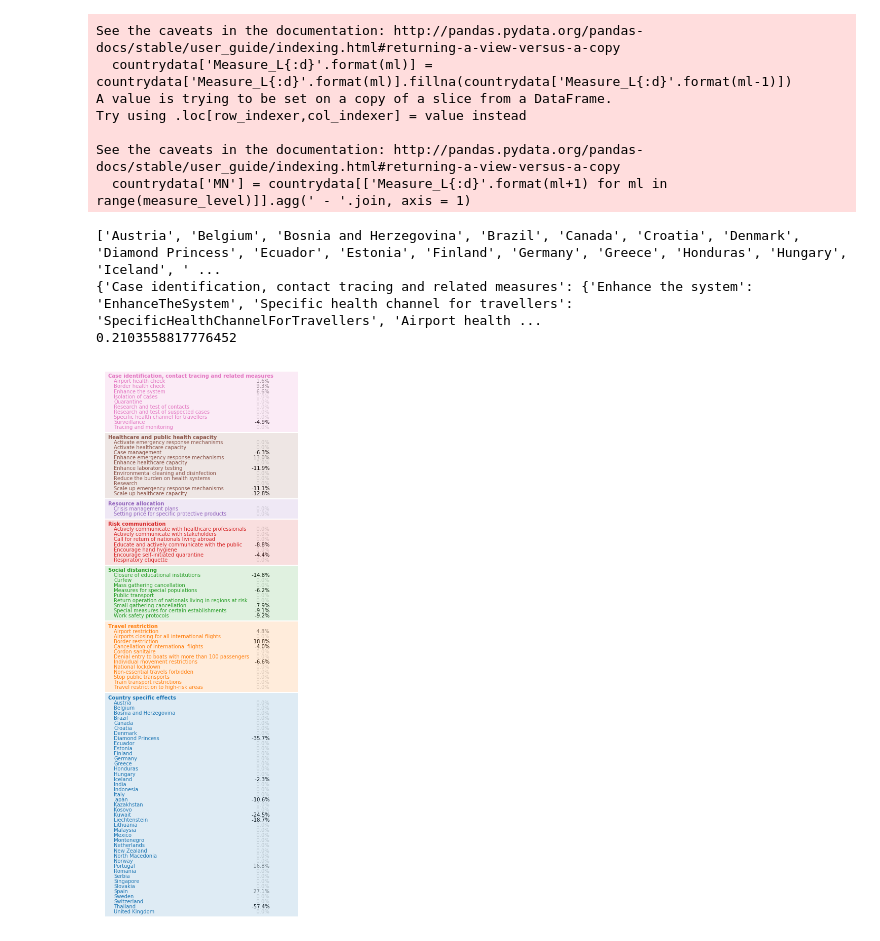
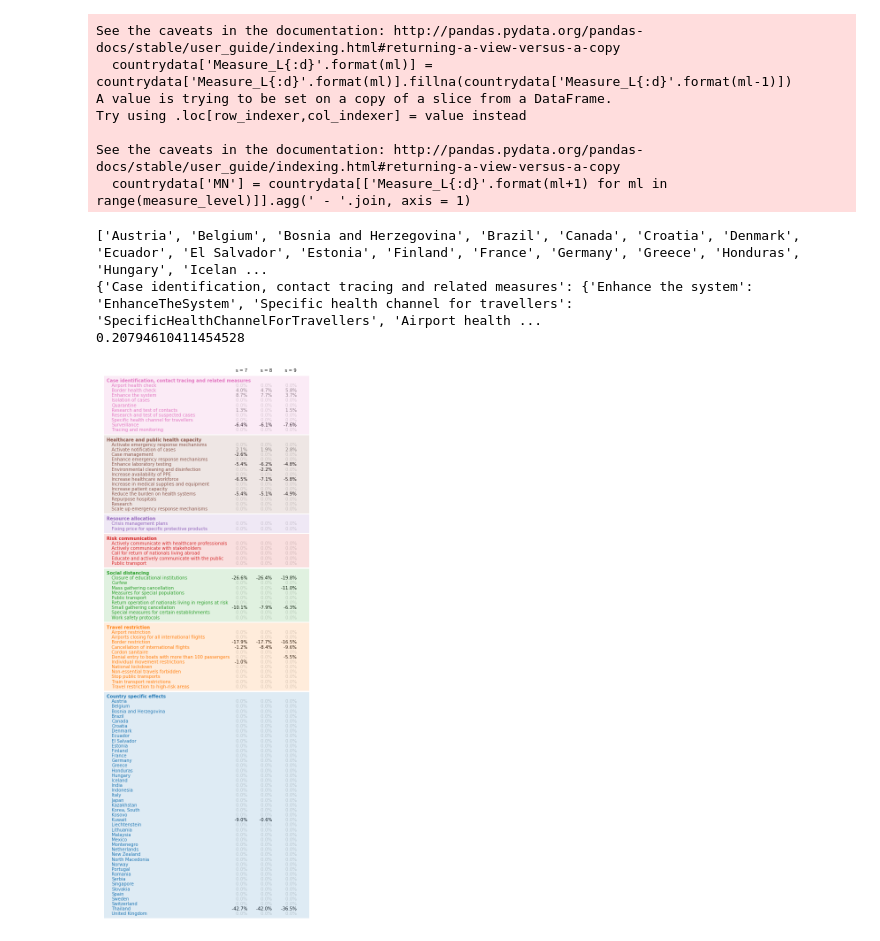
Before and after one commit to lukasgeyrhofer/corona, a Jupyter notebook: regression measures.ipynb, the cells around one changed output. Cells and saved outputs as stored; diff of their text form; code cells hidden in the pictures.

Commit message:
cleaned up code, country-wise cross-validation

```diff
--- a/regression measures.ipynb
+++ b/regression measures.ipynb
@@ -290,3 +258,0 @@ plt.show()
-# %%
-model_final = smf.ols(formula = formula, data = regrDF_new[8], drop_cols = 'Time')
-results_final = model_final.fit_regularized(alpha = 1e-3, L1_wt = 1)
@@ -292,0 +288,2 @@ results_final = model_final.fit_regularized(alpha = 1e-3, L1_wt = 1)
+# %%
+allresults = pd.read_csv('results_Xval_country.csv')
@@ -293,3 +397,14 @@ results_final = model_final.fit_regularized(alpha = 1e-3, L1_wt = 1)
+# %%
+# use parameters from country-wise cross validation
+# shiftdays = 9, alpha = 2e-3
+model_final7   = smf.ols(formula = formula, data = regrDF[7])
+results_final7 = model_final7.fit_regularized(alpha = 2e-3, L1_wt = 1)
+
+model_final8   = smf.ols(formula = formula, data = regrDF[8])
+results_final8 = model_final8.fit_regularized(alpha = 2e-3, L1_wt = 1)
+
+model_final9   = smf.ols(formula = formula, data = regrDF[9])
+results_final9 = model_final9.fit_regularized(alpha = 2e-3, L1_wt = 1)
 # %%
 colornames = [cn for cn in matplotlib.colors.TABLEAU_COLORS.keys() if (cn.upper() != 'TAB:WHITE' and cn.upper() != 'TAB:GRAY')]
 
@@ -304,7 +419,9 @@ for mn in ml.keys():
         measure_level_dict[l1] = {}
     measure_level_dict[l1][l2] = CleanUpMeasureName(l2)
 
-intercept = results_final.params['Intercept']
+intercept7 = results_final7.params['Intercept']
+intercept8 = results_final8.params['Intercept']
+intercept9 = results_final9.params['Intercept']
 # %% [output]
 A value is trying to be set on a copy of a slice from a DataFrame.
 Try using .loc[row_indexer,col_indexer] = value instead
@@ -321,65 +438,83 @@ print(countrylist)
 print(measure_level_dict)
 print(intercept)
 # %% [output]
-['Austria', 'Belgium', 'Bosnia and Herzegovina', 'Brazil', 'Canada', 'Croatia', 'Denmark', 'Diamond Princess', 'Ecuador', 'Estonia', 'Finland', 'Germany', 'Greece', 'Honduras', 'Hungary', 'Iceland', ' ...
+['Austria', 'Belgium', 'Bosnia and Herzegovina', 'Brazil', 'Canada', 'Croatia', 'Denmark', 'Ecuador', 'El Salvador', 'Estonia', 'Finland', 'France', 'Germany', 'Greece', 'Honduras', 'Hungary', 'Icelan ...
 {'Case identification, contact tracing and related measures': {'Enhance the system': 'EnhanceTheSystem', 'Specific health channel for travellers': 'SpecificHealthChannelForTravellers', 'Airport health ...
-0.2103558817776452
+0.20794610411454528
 # %%
+def significanceColor(beta):
+    if beta > 0:    return 'gray'
+    elif beta == 0: return 'lightgray'
+    else:           return 'black'
+
 
 l1list = list(measure_level_dict.keys())
 l1list.sort()
 
-
-fig,ax = plt.subplots(figsize = (10,20))
+fig,ax = plt.subplots(figsize = (10,23))
 
 i = 0
 groupcolor = 0
 
 label_x = 1
 label_x_header = .6
-value_x = 12
+value_x  = 12
+value_dx = 2
 boxalpha = .15
 ax.annotate('Country specific effects',[label_x_header, len(countrylist)], c = colornames[groupcolor], weight = 'bold' )
 
-background = plt.Rectangle([label_x - .6, i - .65], value_x + 1.6, len(countrylist) + 1.8, fill = True, fc = colornames[groupcolor], alpha = boxalpha, zorder = 10)
+background = plt.Rectangle([label_x - .6, i - .65], value_x + 4.6, len(countrylist) + 1.8, fill = True, fc = colornames[groupcolor], alpha = boxalpha, zorder = 10)
 ax.add_patch(background)
 
 
 for country in countrylist[::-1]:
     ax.annotate(country, [label_x, i], c= colornames[groupcolor])
-    beta_val = results_final.params['C(Country)[T.{}]'.format(country)] / intercept
-    if beta_val > 0:    c = 'gray'
-    elif beta_val == 0: c = 'lightgray'
-    else:               c = 'black'
-    ax.annotate('{:6.1f}%'.format(beta_val*100),[value_x, i], c = c, ha = 'right')
+    beta_val7 = results_final7.params['C(Country)[T.{}]'.format(country)] / intercept7
+    beta_val8 = results_final8.params['C(Country)[T.{}]'.format(country)] / intercept8
+    beta_val9 = results_final9.params['C(Country)[T.{}]'.format(country)] / intercept9
+    c7 = significanceColor(beta_val7)
+    c8 = significanceColor(beta_val8)
+    c9 = significanceColor(beta_val9)
+    ax.annotate('{:6.1f}%'.format(beta_val7*100),[value_x + 0 * value_dx, i], c = c7, ha = 'right')
+    ax.annotate('{:6.1f}%'.format(beta_val8*100),[value_x + 1 * value_dx, i], c = c8, ha = 'right')
+    ax.annotate('{:6.1f}%'.format(beta_val9*100),[value_x + 2 * value_dx, i], c = c9, ha = 'right')
     i += 1
 
 groupcolor += 1
 
 i+=2
 
 for l1 in l1list[::-1]:
     ax.annotate(l1,[label_x_header, i + len(measure_level_dict[l1])], c = colornames[groupcolor], weight = 'bold')
     l2list = list(measure_level_dict[l1].keys())
     l2list.sort()
 
-    background = plt.Rectangle([label_x - .6, i - .65], value_x + 1.6, len(measure_level_dict[l1]) + 1.8, fill = True, fc = colornames[groupcolor], alpha = boxalpha, zorder = 10)
+    background = plt.Rectangle([label_x - .6, i - .65], value_x + 4.6, len(measure_level_dict[l1]) + 1.8, fill = True, fc = colornames[groupcolor], alpha = boxalpha, zorder = 10)
     ax.add_patch(background)
 
     for l2 in l2list[::-1]:
         ax.annotate(l2,[label_x,i],c = colornames[groupcolor])
-        beta_val = results_final.params[measure_level_dict[l1][l2]]/intercept
-        if beta_val > 0:    c = 'gray'
-        elif beta_val == 0: c = 'lightgray'
-        else:               c = 'black'
-        ax.annotate('{:6.1f}%'.format(beta_val*100),[value_x,i],c=c,ha='right')
+        beta_val7 = results_final7.params[measure_level_dict[l1][l2]]/intercept7
+        beta_val8 = results_final8.params[measure_level_dict[l1][l2]]/intercept8
+        beta_val9 = results_final9.params[measure_level_dict[l1][l2]]/intercept9
+        c7 = significanceColor(beta_val7)
+        c8 = significanceColor(beta_val8)
+        c9 = significanceColor(beta_val9)
+        ax.annotate('{:6.1f}%'.format(beta_val7*100),[value_x + 0 * value_dx,i],c=c7,ha='right')
+        ax.annotate('{:6.1f}%'.format(beta_val8*100),[value_x + 1 * value_dx,i],c=c8,ha='right')
+        ax.annotate('{:6.1f}%'.format(beta_val9*100),[value_x + 2 * value_dx,i],c=c9,ha='right')
         i+=1
     i+=2
     groupcolor += 1
         #print('  {:60s} {:6.3f}'.format(l2,results_final.params[measure_level_dict[l1][l2]]/intercept))
+
+ax.annotate('s = 7', [value_x + 0*value_dx,i],ha='right')
+ax.annotate('s = 8', [value_x + 1*value_dx,i],ha='right')
+ax.annotate('s = 9', [value_x + 2*value_dx,i],ha='right')
+
 ax.set_xlim([0,20])
-ax.set_ylim([-1,i])
+ax.set_ylim([-1,i+1])
 ax.axis('off')
 plt.savefig('effects_measures.pdf')
 # %% [output]
-[figure, old version]
+[figure, new version]
```
Also changed, not shown: parts of 27 cells of this notebook.
